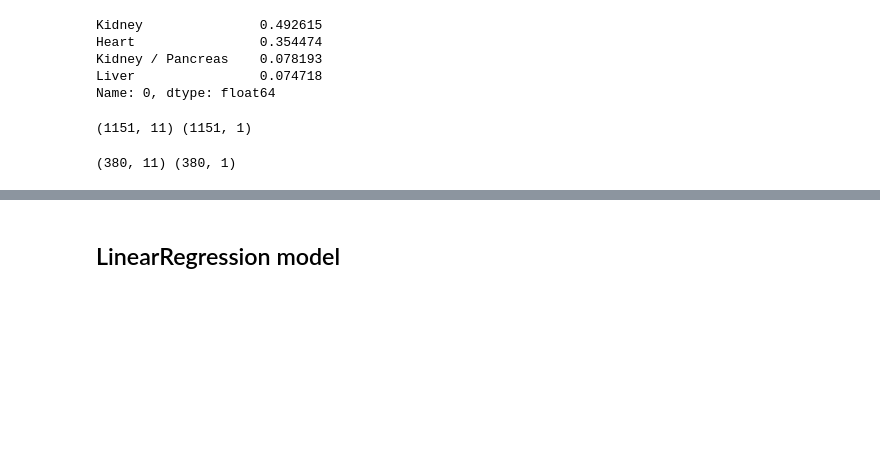
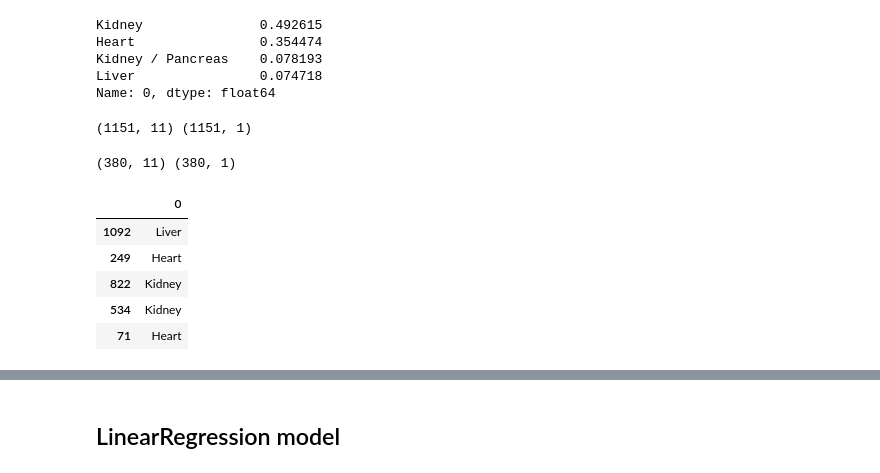
Before and after one commit to benwbarr/Transplant_Project, a Jupyter notebook: machine_learning/correct_survival.ipynb, the cells around one changed output, grey strips where cells are left out. Cells and saved outputs as stored; diff of their text form; code cells hidden in the pictures; blank space fills up the shorter version.

```diff
--- a/machine_learning/correct_survival.ipynb
+++ b/machine_learning/correct_survival.ipynb
@@ -44,7 +44,8 @@ filtered_df['Years_Post_Transplant_x'] = filtered_df['Years_Post_Transplant_x'].
 filtered_df['Years_Post_Transplant_y'] = filtered_df['Years_Post_Transplant_y'].str.replace(r'Year', '').astype(float)
 # filtered_df.Organ.unique()
 
-main_df= filtered_df.dropna()
+main_df= filtered_df.copy()
+main_df=main_df.dropna()
 main_df.head()
 # %% [output]
 |  | Organ | Recipient_Age | Years_Post_Transplant_x | Number_Functioning_or_Alive_x | Survival_Rate_x | ... |
@@ -129,9 +117,16 @@ print(X.shape, y.shape)
 # %%
 from sklearn.model_selection import train_test_split
 X_train, X_test, y_train, y_test = train_test_split(X, y, test_size = 0.33, random_state = 42)
 print(X_test.shape, y_test.shape)
+y_train.head()
 # %% [output]
 (380, 11) (380, 1)
+|  | 0 |
+| 1092 | Liver |
+| 249 | Heart |
+| 822 | Kidney |
+| 534 | Kidney |
+| 71 | Heart |
 # %%
 y_pred = ['functional'] * len(X_test)
 y_pred = pd.DataFrame(data = y_pred,
```
Also changed, not shown: parts of 27 cells of this notebook, 2 other files.
